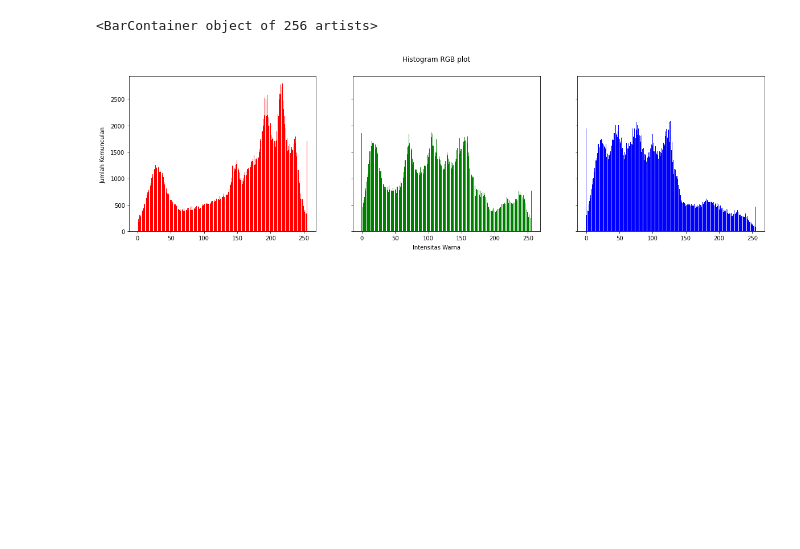
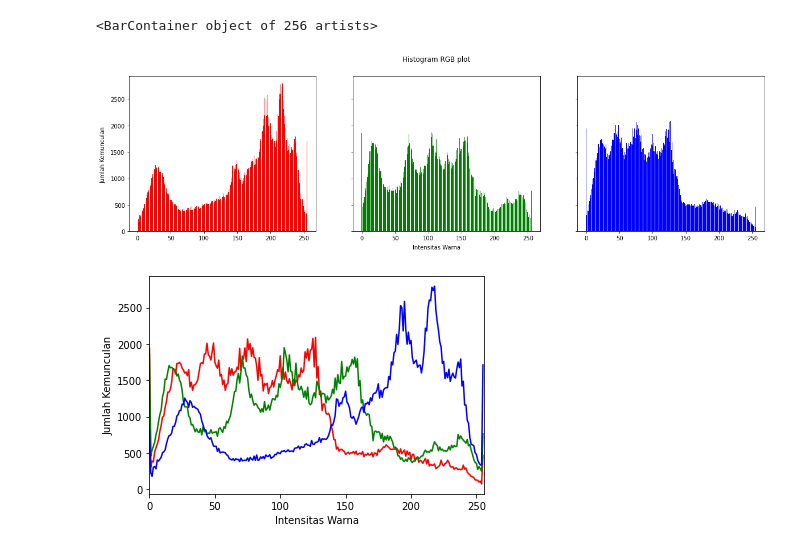
Before and after one commit to abdullohn/PCVK_Genap_20-21, a Jupyter notebook: week6.ipynb, the cells around one changed output. Drawn from its saved outputs; the diff is of its cells as text; code cells hidden in the pictures; blank space fills up the shorter version.

```diff
--- a/week6.ipynb
+++ b/week6.ipynb
@@ -21,8 +21,8 @@ cv2_imshow(original)
 # %% [output]
 [figure]
 # %%
-img = cv.imread('/content/drive/MyDrive/PCVK-GENAP-2021/lena.jpg')
-cv2_imshow(img)
+image = cv.imread('/content/drive/MyDrive/PCVK-GENAP-2021/lena.jpg')
+cv2_imshow(image)
 height, width, depth = np.shape(original)
 names = np.arange(256)
 
@@ -32,15 +32,16 @@ blue = [0]*256
 
 for y in range(0,height) :
   for x in range(0,width) :
-    red[img[y][x][2]] += 1
-    green[img[y][x][1]] += 1
-    blue[img[y][x][0]] += 1
+    red[image[y][x][2]] += 1
+    green[image[y][x][1]] += 1
+    blue[image[y][x][0]] += 1
 
 names = np.arange(256)
 fig, axs = plt.subplots(1, 3, figsize=[20,5], sharex=True, sharey=True)
 fig.suptitle('Histogram RGB plot')
 fig.text(0.09, 0.5, 'Jumlah Kemunculan', va='center', rotation='vertical')
 fig.text(0.5, 0.04, 'Intensitas Warna', ha='center')
+
 axs[0].bar(names, red, color='red')
 axs[1].bar(names, green, color='green')
 axs[2].bar(names, blue, color='blue')
@@ -48,3 +49,23 @@ axs[2].bar(names, blue, color='blue')
 [figure]
 <BarContainer object of 256 artists>
 [figure]
+# %%
+# tuple to select colors of each channel line
+colors = ("r", "g", "b")
+channel_ids = (0, 1, 2)
+
+# create the histogram plot, with three lines, one for
+# each color
+plt.xlim([0, 256])
+for channel_id, c in zip(channel_ids, colors):
+    histogram, bin_edges = np.histogram(
+        image[:, :, channel_id], bins=256, range=(0, 256)
+    )
+    plt.plot(bin_edges[0:-1], histogram, color=c)
+
+plt.xlabel("Intensitas Warna")
+plt.ylabel("Jumlah Kemunculan")
+
+plt.show()
+# %% [output]
+[figure, added]
```
Also changed, not shown: parts of 1 cell of this notebook.
